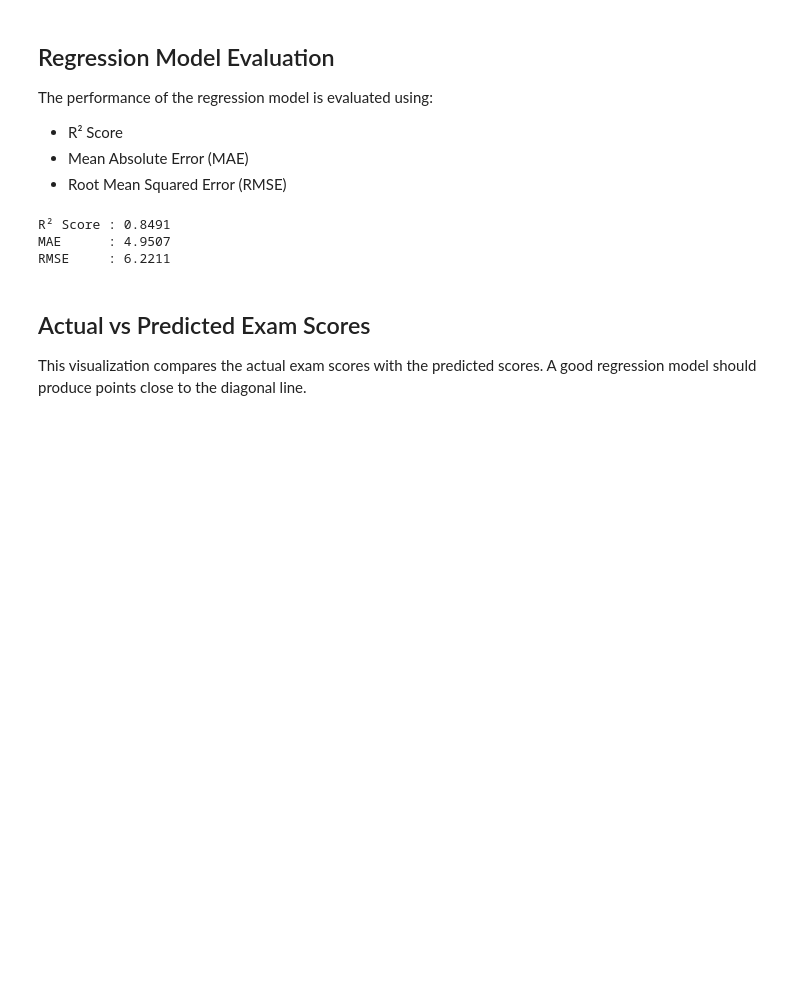
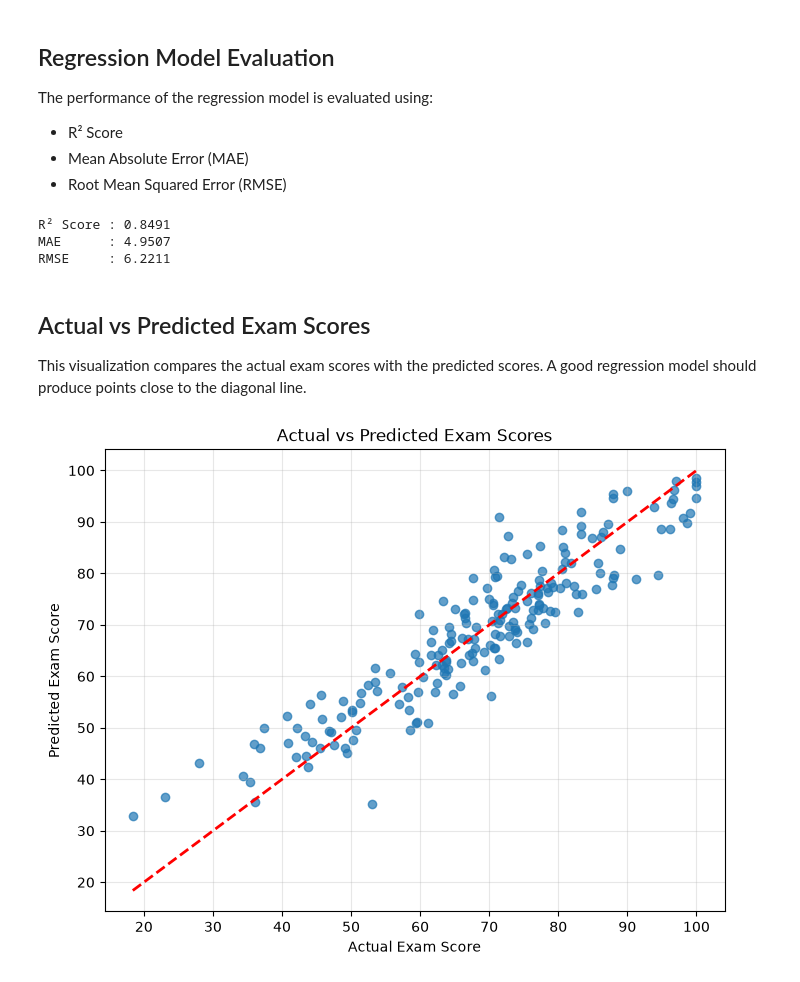
Before and after one commit to heydhwani/Smart_Study_Performance_Predictor, a Jupyter notebook: notebooks/Smart_Study_Performance.ipynb, the cells around one changed output. Saved outputs shown, nothing was run; the diff lists cells and outputs as text; code cells hidden in the pictures; blank space fills up the shorter version.

Commit message:
Actual vs predicted scores evaluated

```diff
--- a/notebooks/Smart_Study_Performance.ipynb
+++ b/notebooks/Smart_Study_Performance.ipynb
@@ -297,3 +297,27 @@ RMSE     : 6.2211
 ## Actual vs Predicted Exam Scores
 
 This visualization compares the actual exam scores with the predicted scores. A good regression model should produce points close to the diagonal line.
+# %%
+import matplotlib.pyplot as plt
+
+plt.figure(figsize=(8,6))
+
+plt.scatter(y_test_reg, y_pred_reg, alpha=0.7)
+
+plt.plot(
+    [y_test_reg.min(), y_test_reg.max()],
+    [y_test_reg.min(), y_test_reg.max()],
+    color="red",
+    linestyle="--",
+    linewidth=2
+)
+
+plt.xlabel("Actual Exam Score")
+plt.ylabel("Predicted Exam Score")
+plt.title("Actual vs Predicted Exam Scores")
+
+plt.grid(alpha=0.3)
+
+plt.show()
+# %% [output]
+[figure, added]
```
Also changed, not shown: parts of 2 cells of this notebook.
